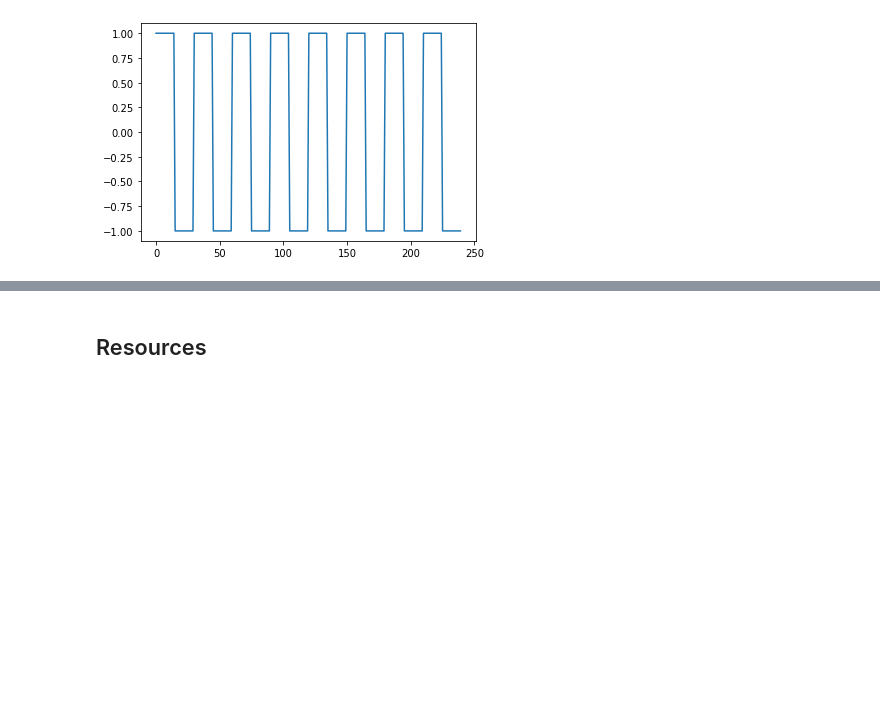
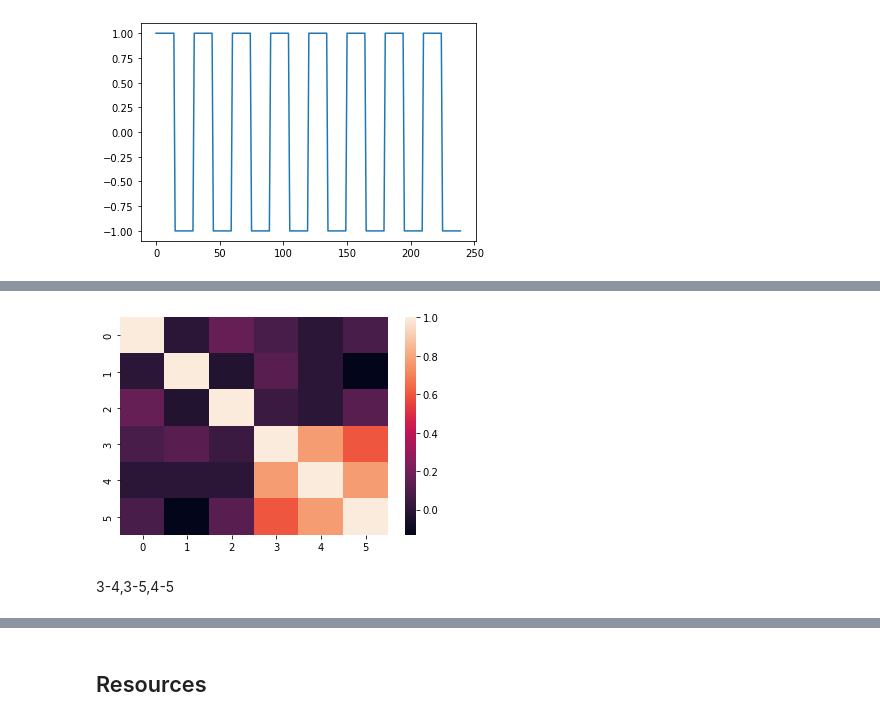
Before and after one commit to HesterLim/Applied-Data-Science-2021-Semester-2-Assignment-1, a Jupyter notebook: dataset-generate.ipynb, the cells around one changed output, grey strips where cells are left out. Cells and saved outputs as stored; diff of their text form; code cells hidden in the pictures; blank space fills up the shorter version.

```diff
--- a/dataset-generate.ipynb
+++ b/dataset-generate.ipynb
@@ -285,0 +300,5 @@ plt.plot(tc1);
+# %%
+# Q1.2
+df = pd.DataFrame(TC)
+df = df.T
+df
@@ -285,0 +324,9 @@ plt.plot(tc1);
+# %%
+import seaborn as sns
+sns.heatmap(df.corr())
+
+plt.show()
+# %% [output]
+[figure, added]
+# %% [markdown]
+3-4,3-5,4-5
```
Also changed, not shown: parts of 20 cells of this notebook.
